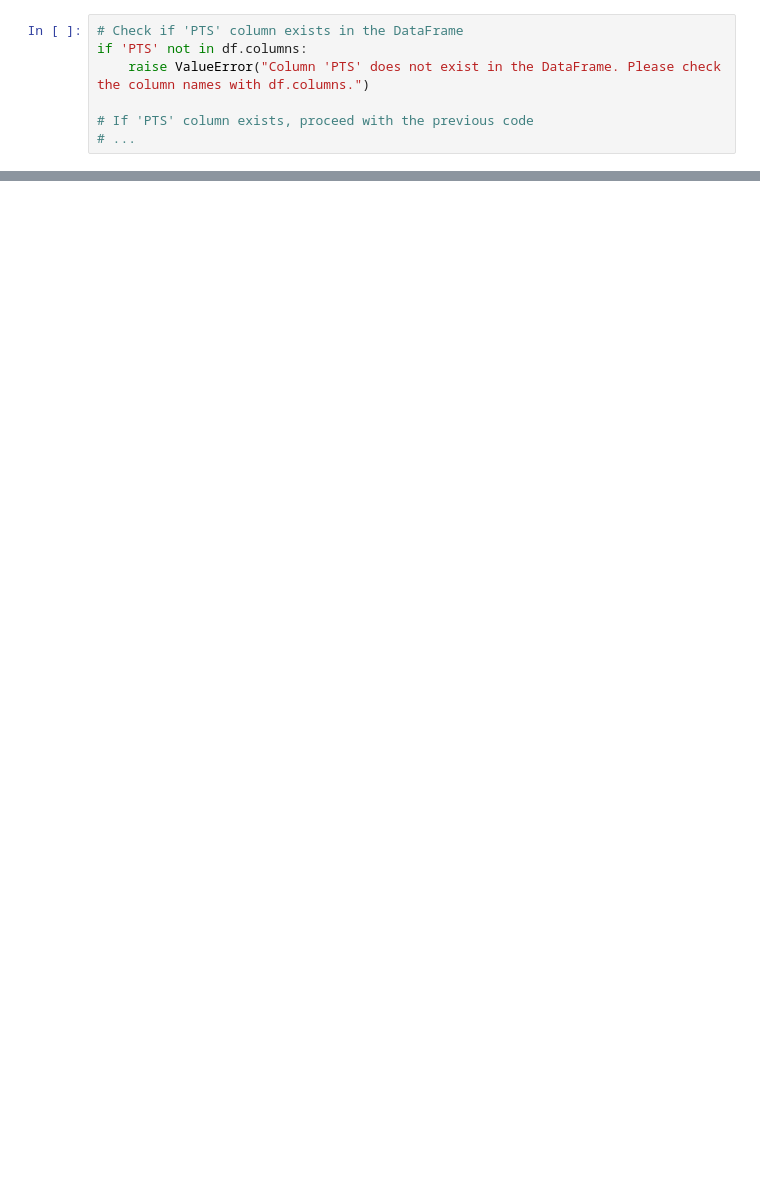
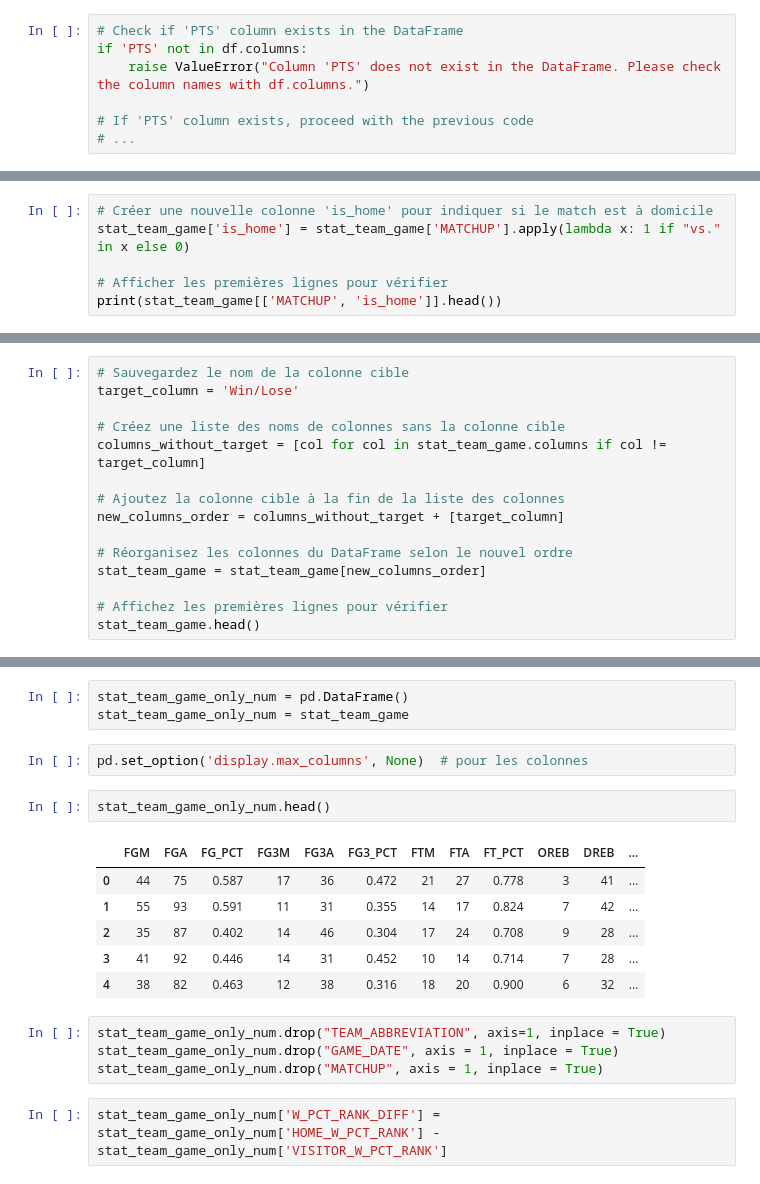
Before and after one commit to bribrix/mlops-nba, a Jupyter notebook: notebooks/young_potential_stars.ipynb, the cells around one changed output, grey strips where cells are left out. Drawn from its saved outputs; the diff is of its cells as text; blank space fills up the shorter version.

```diff
--- a/notebooks/young_potential_stars.ipynb
+++ b/notebooks/young_potential_stars.ipynb
@@ -1038,0 +932,6 @@ NameError: name 'ages' is not defined
+# %%
+# Créer une nouvelle colonne 'is_home' pour indiquer si le match est à domicile
+stat_team_game['is_home'] = stat_team_game['MATCHUP'].apply(lambda x: 1 if "vs." in x else 0)
+
+# Afficher les premières lignes pour vérifier
+print(stat_team_game[['MATCHUP', 'is_home']].head())
@@ -1038,0 +956,15 @@ NameError: name 'ages' is not defined
+# %%
+# Sauvegardez le nom de la colonne cible
+target_column = 'Win/Lose'
+
+# Créez une liste des noms de colonnes sans la colonne cible
+columns_without_target = [col for col in stat_team_game.columns if col != target_column]
+
+# Ajoutez la colonne cible à la fin de la liste des colonnes
+new_columns_order = columns_without_target + [target_column]
+
+# Réorganisez les colonnes du DataFrame selon le nouvel ordre
+stat_team_game = stat_team_game[new_columns_order]
+
+# Affichez les premières lignes pour vérifier
+stat_team_game.head()
@@ -1038,0 +987,20 @@ NameError: name 'ages' is not defined
+# %%
+stat_team_game_only_num = pd.DataFrame()
+stat_team_game_only_num = stat_team_game
+# %%
+pd.set_option('display.max_columns', None)  # pour les colonnes
+# %%
+stat_team_game_only_num.head()
+# %% [output]
+|  | FGM | FGA | FG_PCT | FG3M | FG3A | FG3_PCT | FTM | FTA | FT_PCT | OREB | DREB | ... |
+| 0 | 44 | 75 | 0.587 | 17 | 36 | 0.472 | 21 | 27 | 0.778 | 3 | 41 | ... |
+| 1 | 55 | 93 | 0.591 | 11 | 31 | 0.355 | 14 | 17 | 0.824 | 7 | 42 | ... |
+| 2 | 35 | 87 | 0.402 | 14 | 46 | 0.304 | 17 | 24 | 0.708 | 9 | 28 | ... |
+| 3 | 41 | 92 | 0.446 | 14 | 31 | 0.452 | 10 | 14 | 0.714 | 7 | 28 | ... |
+| 4 | 38 | 82 | 0.463 | 12 | 38 | 0.316 | 18 | 20 | 0.900 | 6 | 32 | ... |
+# %%
+stat_team_game_only_num.drop("TEAM_ABBREVIATION", axis=1, inplace = True)
+stat_team_game_only_num.drop("GAME_DATE", axis = 1, inplace = True)
+stat_team_game_only_num.drop("MATCHUP", axis = 1, inplace = True)
+# %%
+stat_team_game_only_num['W_PCT_RANK_DIFF'] = stat_team_game_only_num['HOME_W_PCT_RANK'] - stat_team_game_only_num['VISITOR_W_PCT_RANK']
```
Also changed, not shown: parts of 53 cells of this notebook.
